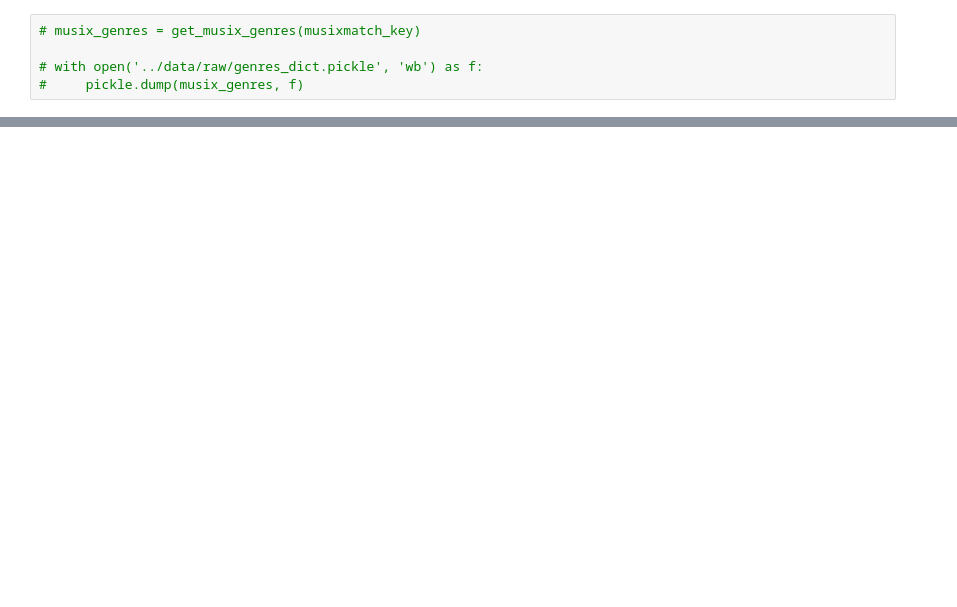
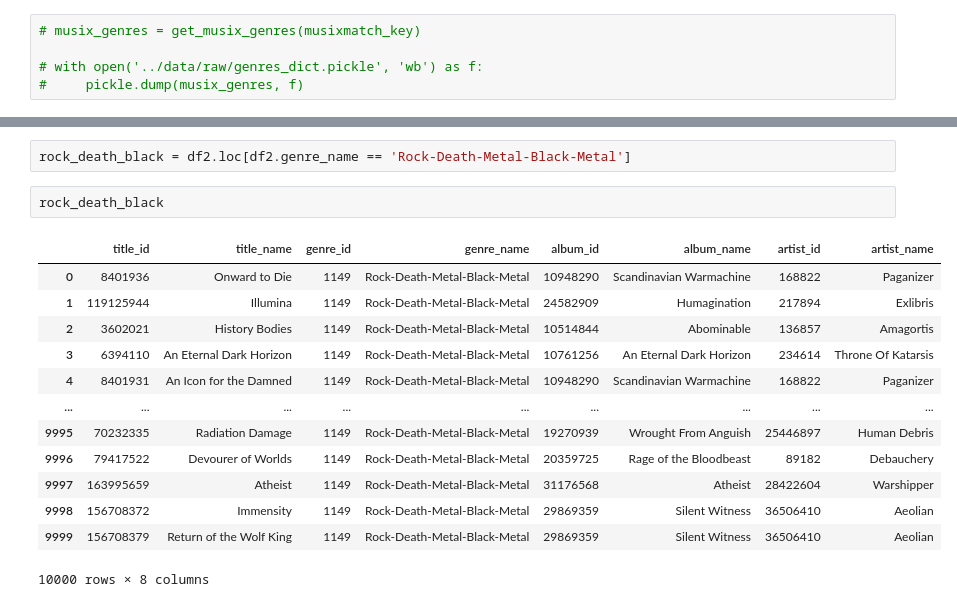
Before and after one commit to JoshuaGottlieb/NLP-Genre-Classification, a Jupyter notebook: notebooks/Data-Collection-01.ipynb, the cells around one changed output, grey strips where cells are left out. Cells and saved outputs as stored; diff of their text form; blank space fills up the shorter version.

```diff
--- a/notebooks/Data-Collection-01.ipynb
+++ b/notebooks/Data-Collection-01.ipynb
@@ -97,0 +360,18 @@ genres_to_extract
+# %%
+rock_death_black = df2.loc[df2.genre_name == 'Rock-Death-Metal-Black-Metal']
+# %%
+rock_death_black
+# %% [output]
+|  | title_id | title_name | genre_id | genre_name | album_id | album_name | artist_id | artist_name |
+| 0 | 8401936 | Onward to Die | 1149 | Rock-Death-Metal-Black-Metal | 10948290 | Scandinavian Warmachine | 168822 | Paganizer |
+| 1 | 119125944 | Illumina | 1149 | Rock-Death-Metal-Black-Metal | 24582909 | Humagination | 217894 | Exlibris |
+| 2 | 3602021 | History Bodies | 1149 | Rock-Death-Metal-Black-Metal | 10514844 | Abominable | 136857 | Amagortis |
+| 3 | 6394110 | An Eternal Dark Horizon | 1149 | Rock-Death-Metal-Black-Metal | 10761256 | An Eternal Dark Horizon | 234614 | Throne Of Katarsis |
+| 4 | 8401931 | An Icon for the Damned | 1149 | Rock-Death-Metal-Black-Metal | 10948290 | Scandinavian Warmachine | 168822 | Paganizer |
+| ... | ... | ... | ... | ... | ... | ... | ... | ... |
+| 9995 | 70232335 | Radiation Damage | 1149 | Rock-Death-Metal-Black-Metal | 19270939 | Wrought From Anguish | 25446897 | Human Debris |
+| 9996 | 79417522 | Devourer of Worlds | 1149 | Rock-Death-Metal-Black-Metal | 20359725 | Rage of the Bloodbeast | 89182 | Debauchery |
+| 9997 | 163995659 | Atheist | 1149 | Rock-Death-Metal-Black-Metal | 31176568 | Atheist | 28422604 | Warshipper |
+| 9998 | 156708372 | Immensity | 1149 | Rock-Death-Metal-Black-Metal | 29869359 | Silent Witness | 36506410 | Aeolian |
+| 9999 | 156708379 | Return of the Wolf King | 1149 | Rock-Death-Metal-Black-Metal | 29869359 | Silent Witness | 36506410 | Aeolian |
+10000 rows × 8 columns
```
Also changed, not shown: parts of 47 cells of this notebook, 2 other files.
